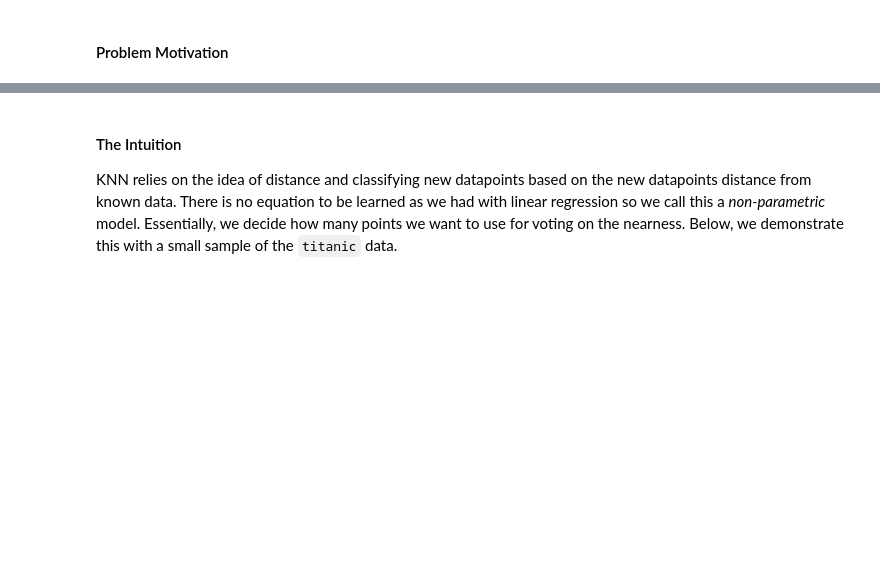
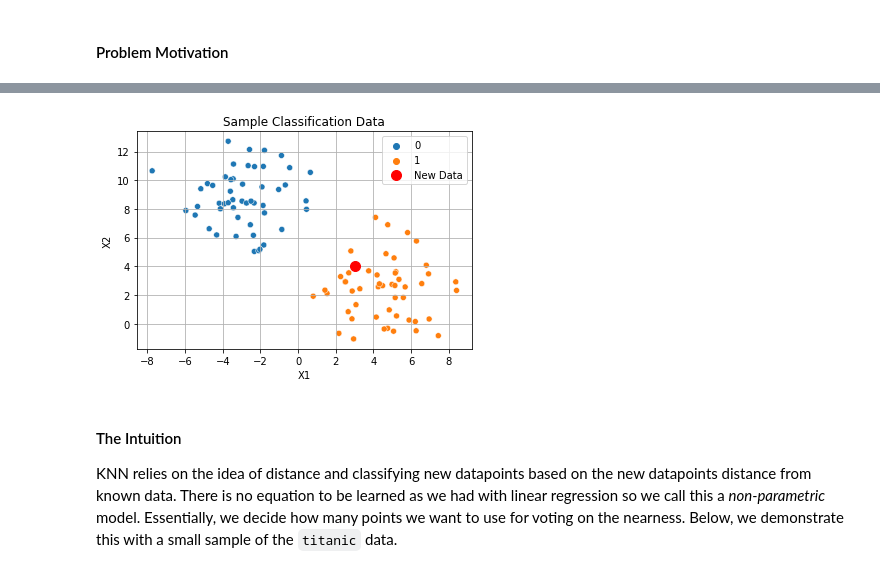
Before and after one commit to gilad247/NYU-Bootcamp, a Jupyter notebook: notebooks/module_2/2.05_knn_classification/knn_classification.ipynb, the cells around one changed output, grey strips where cells are left out. Cells and saved outputs as stored; diff of their text form; code cells hidden in the pictures; blank space fills up the shorter version.

```diff
--- a/notebooks/module_2/2.05_knn_classification/knn_classification.ipynb
+++ b/notebooks/module_2/2.05_knn_classification/knn_classification.ipynb
@@ -40,9 +42,11 @@ plt.grid();
 # %%
 sns.scatterplot(data = data_1, x = 'X1', y = 'X2', hue = 'y')
 plt.title('Sample Classification Data')
-plt.plot(0, 4, 'ro', markersize = 10, label = 'New Data')
+plt.plot(3, 4, 'ro', markersize = 10, label = 'New Data')
 plt.legend()
 plt.grid();
+# %% [output]
+[figure, added]
 # %% [markdown]
 #### The Intuition
 
```
Also changed, not shown: parts of 49 cells of this notebook, 12 other files.
